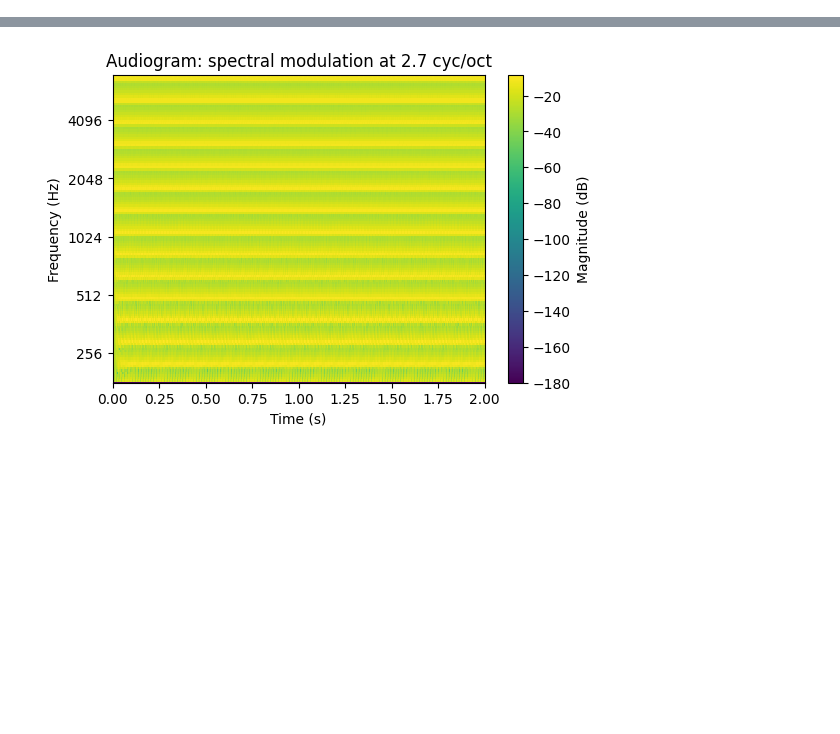
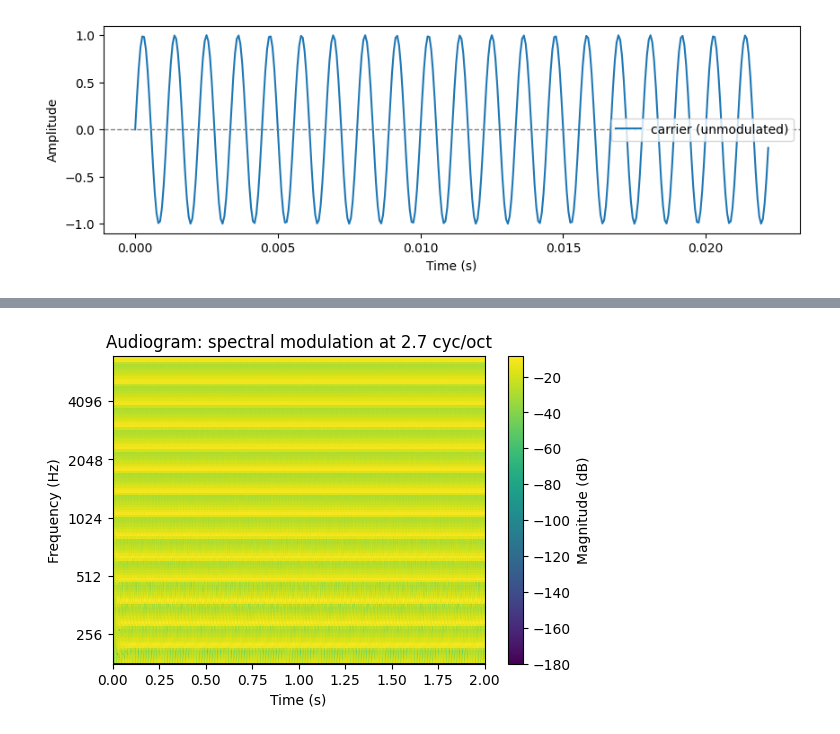
Before and after one commit to ninocapipoca/neural_audio, a Jupyter notebook: tutorials/Tutorial 3 - Stimulus sound generators.ipynb, the cells around one changed output, grey strips where cells are left out. Cells and saved outputs as stored; diff of their text form; code cells hidden in the pictures; blank space fills up the shorter version.

```diff
--- a/tutorials/Tutorial 3 - Stimulus sound generators.ipynb
+++ b/tutorials/Tutorial 3 - Stimulus sound generators.ipynb
@@ -40,0 +69,17 @@ half_scales = 2 ** np.linspace(np.log2(1/5), np.log2(10), 16)    # spectral scal
+# %%
+carrier_freq = 900
+duration = 20/carrier_freq # value chosen for smooth plotting
+sf = 16000
+t_plots = np.arange(0, duration, 1/sf)
+
+# example carrier; the untouched signal
+carrier = np.sin(2*np.pi*carrier_freq*t_plots)
+plt.figure(figsize=(10, 3))
+plt.plot(t_plots, carrier, color='tab:blue', label='carrier (unmodulated)')
+plt.axhline(0, color='gray', linestyle='--', linewidth=1)
+plt.xlabel('Time (s)')
+plt.ylabel('Amplitude')
+plt.legend()
+plt.show()
+# %% [output]
+[figure, added]
```
Also changed, not shown: parts of 27 cells of this notebook, 2 other files.
